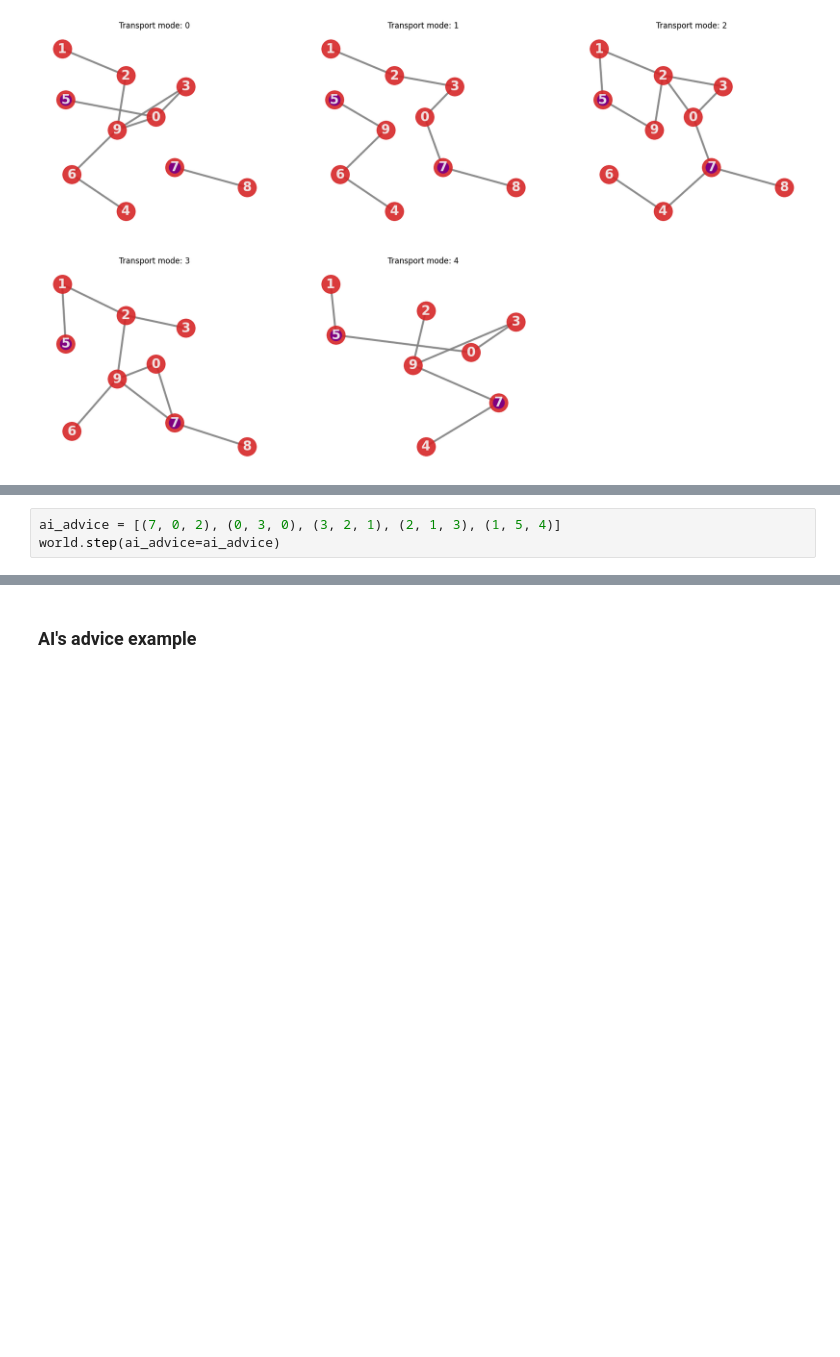
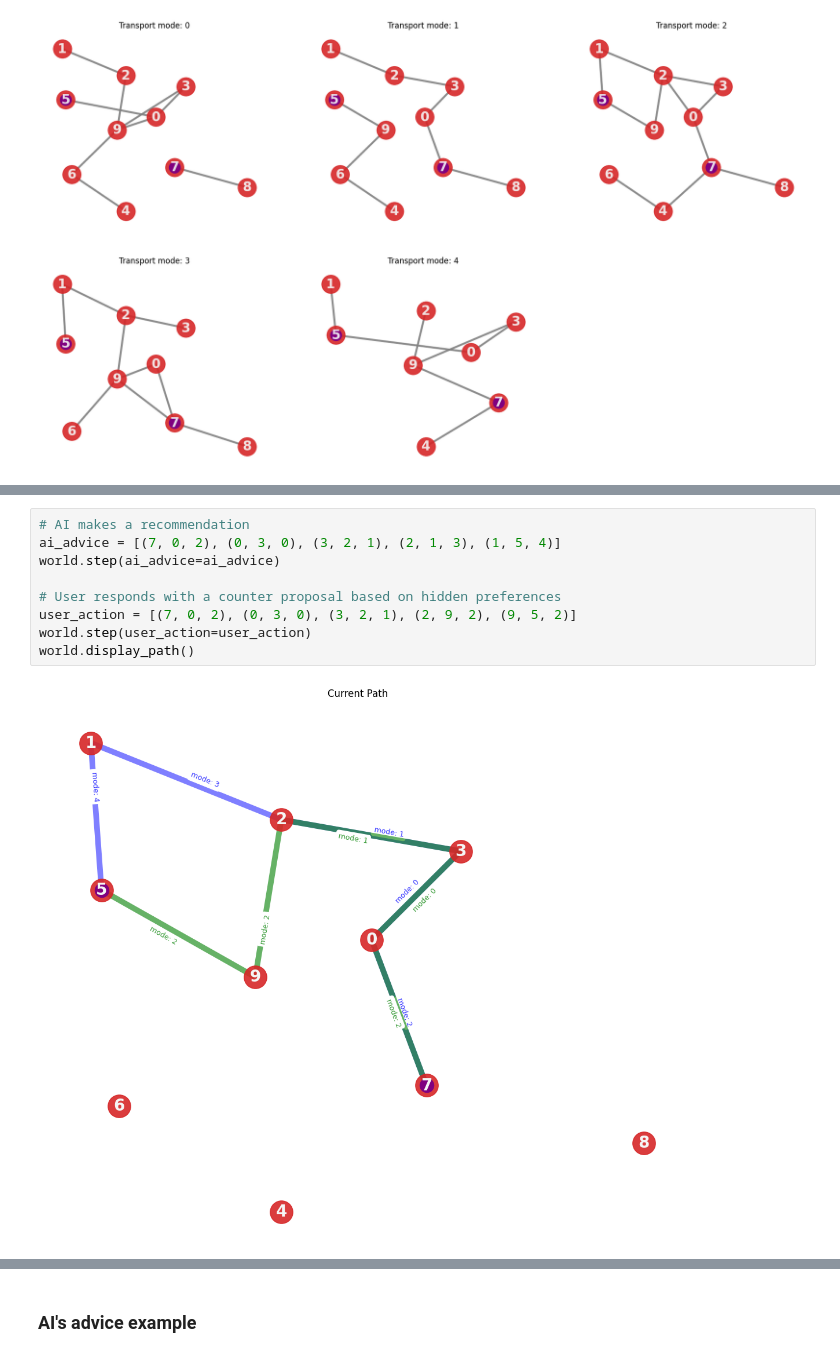
Before and after one commit to AaltoPML/ai_assistance_tutorial, a Jupyter notebook: AI_assistance_Tutorial.ipynb, the cells around one changed output, grey strips where cells are left out. Drawn from its saved outputs; the diff is of its cells as text; blank space fills up the shorter version.

```diff
--- a/AI_assistance_Tutorial.ipynb
+++ b/AI_assistance_Tutorial.ipynb
@@ -285,3 +310,11 @@ Destination: 5
 # %%
+# AI makes a recommendation
 ai_advice = [(7, 0, 2), (0, 3, 0), (3, 2, 1), (2, 1, 3), (1, 5, 4)]
 world.step(ai_advice=ai_advice)
+
+# User responds with a counter proposal based on hidden preferences
+user_action = [(7, 0, 2), (0, 3, 0), (3, 2, 1), (2, 9, 2), (9, 5, 2)]
+world.step(user_action=user_action)
+world.display_path()
+# %% [output]
+[figure, added]
```
Also changed, not shown: parts of 17 cells of this notebook.
